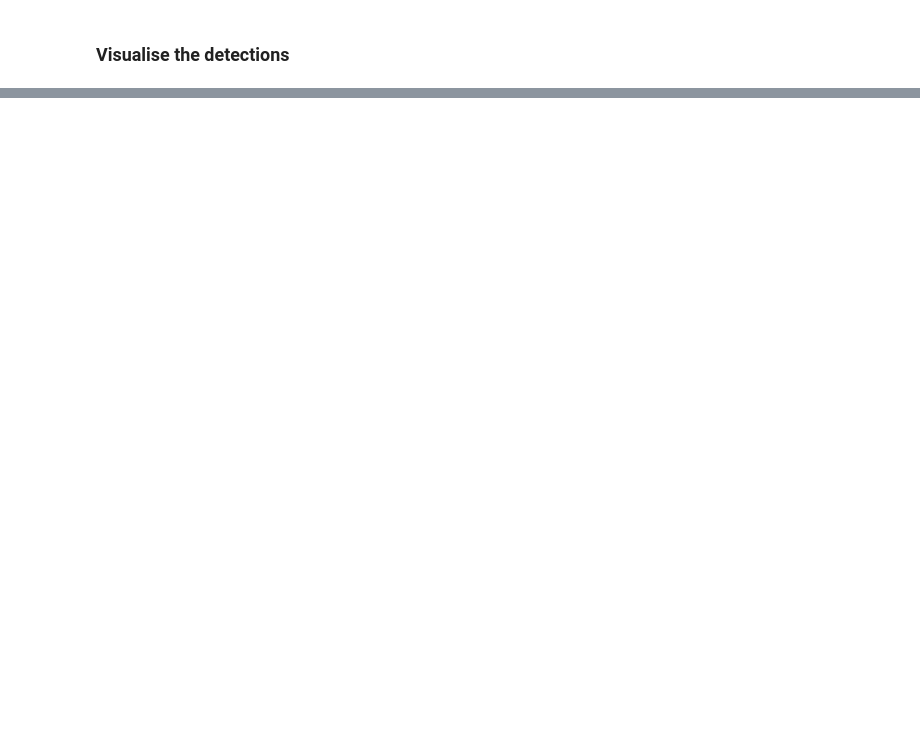
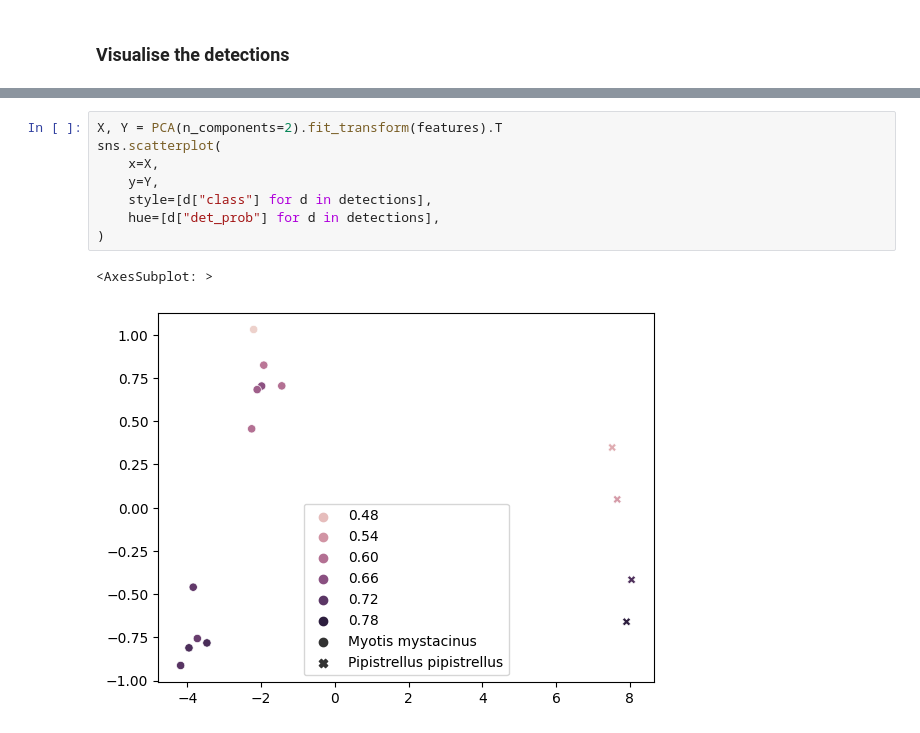
Before and after one commit to macaodha/batdetect2, a Jupyter notebook: batdetect2_notebook.ipynb, the cells around one changed output, grey strips where cells are left out. Saved outputs shown, nothing was run; the diff lists cells and outputs as text; blank space fills up the shorter version.

```diff
--- a/batdetect2_notebook.ipynb
+++ b/batdetect2_notebook.ipynb
@@ -139,0 +95,11 @@ plt.show()
+# %%
+X, Y = PCA(n_components=2).fit_transform(features).T
+sns.scatterplot(
+    x=X,
+    y=Y,
+    style=[d["class"] for d in detections],
+    hue=[d["det_prob"] for d in detections],
+)
+# %% [output]
+<AxesSubplot: >
+[figure, added]
```
Also changed, not shown: parts of 20 cells of this notebook.
